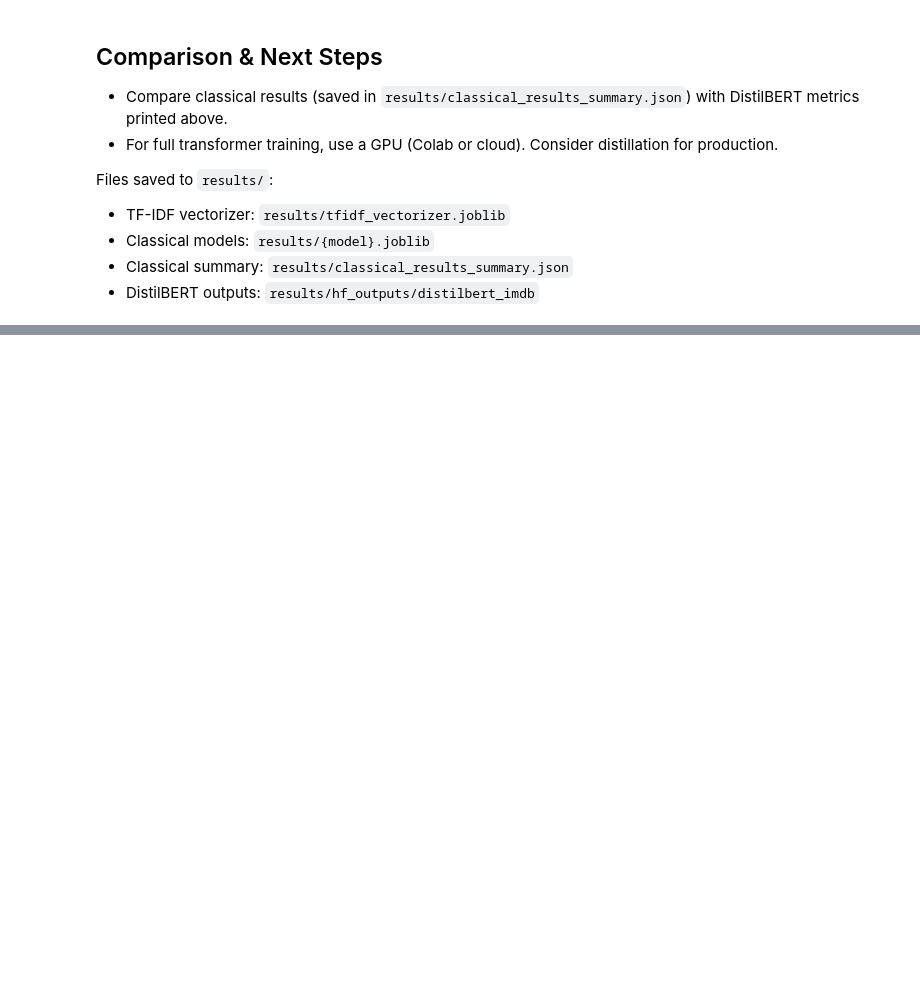
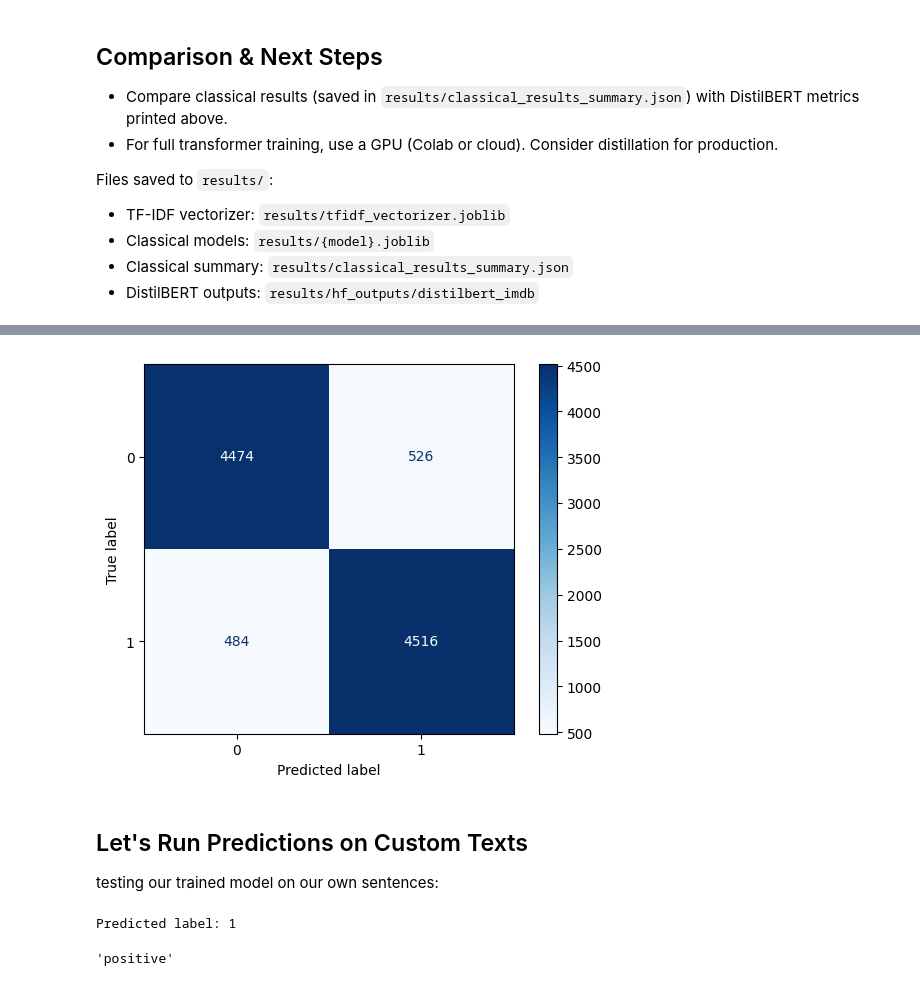
Before and after one commit to ravina029/Text_Classification_Project, a Jupyter notebook: notebooks/03_Feature_Engineering_and_Modeling.ipynb, the cells around one changed output, grey strips where cells are left out. Cells and saved outputs as stored; diff of their text form; code cells hidden in the pictures; blank space fills up the shorter version.

```diff
--- a/notebooks/03_Feature_Engineering_and_Modeling.ipynb
+++ b/notebooks/03_Feature_Engineering_and_Modeling.ipynb
@@ -321,0 +327,35 @@ Files saved to `results/`:
+# %%
+import numpy as np
+import matplotlib.pyplot as plt
+from sklearn.metrics import confusion_matrix, ConfusionMatrixDisplay
+
+predictions = trainer.predict(test_ds)
+y_true = predictions.label_ids
+y_pred = np.argmax(predictions.predictions, axis=-1)
+
+cm = confusion_matrix(y_true, y_pred)
+disp = ConfusionMatrixDisplay(confusion_matrix=cm)
+disp.plot(cmap='Blues')
+plt.show()
+# %% [output]
+[figure, added]
+# %% [markdown]
+## Let's Run Predictions on Custom Texts
+testing our trained model on our own sentences:
+# %%
+import torch
+
+text = "This movie was absolutely fantastic, I loved every bit!"
+inputs = tokenizer(text, return_tensors="pt")
+
+# Force CPU
+model.to("cpu")
+inputs = {k: v.to("cpu") for k, v in inputs.items()}
+
+with torch.no_grad():
+    outputs = model(**inputs)
+pred = outputs.logits.argmax().item()
+
+print("Predicted label:", pred)
+# %% [output]
+Predicted label: 1
@@ -321,0 +381,4 @@ Files saved to `results/`:
+# %%
+classify_text("This film is a masterpiece!")
+# %% [output]
+'positive'
```
Also changed, not shown: parts of 9 cells of this notebook, 4 other files.
